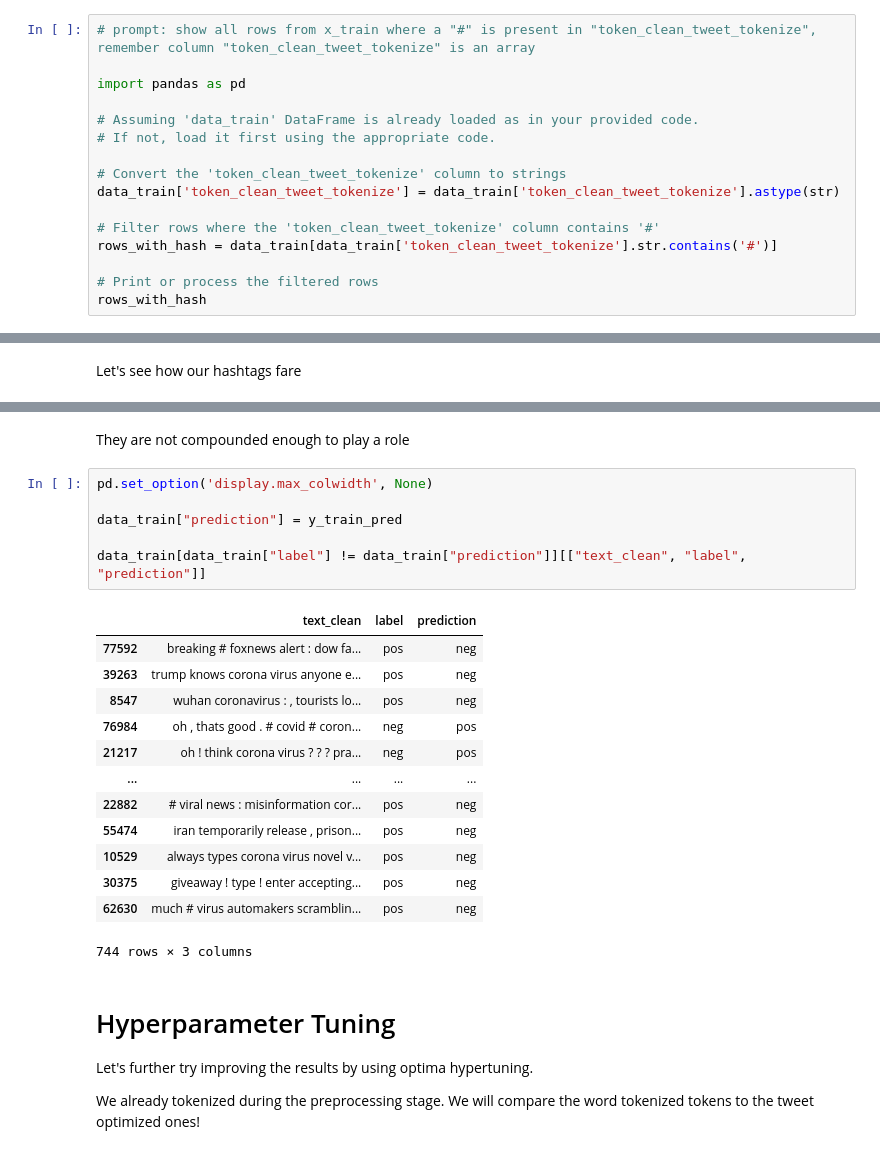
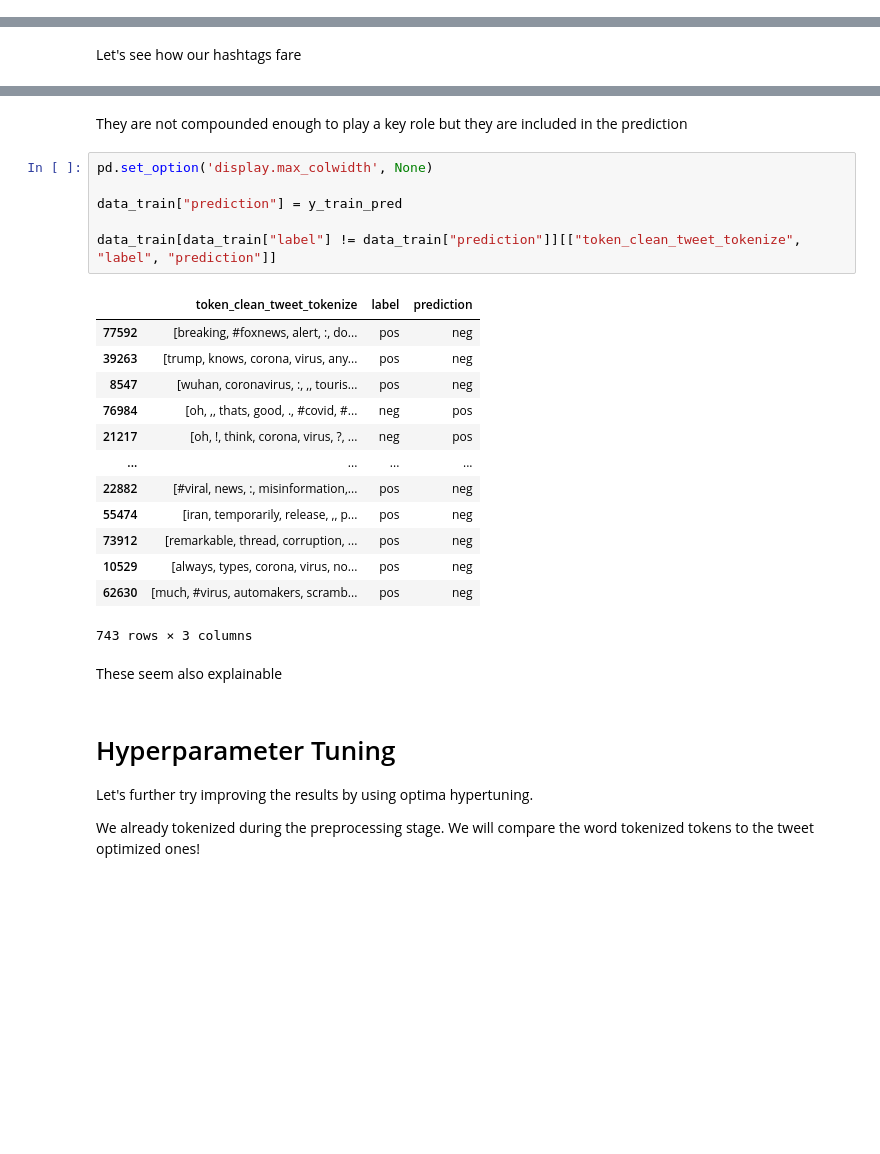
Before and after one commit to miam-bonbon/assignment-adv-nlp, a Jupyter notebook: adv_nlp_assignment_mh_03_baseline_model.ipynb, the cells around one changed output, grey strips where cells are left out. Cells and saved outputs as stored; diff of their text form; blank space fills up the shorter version.

Commit message:
clean up before hypertuning

```diff
--- a/adv_nlp_assignment_mh_03_baseline_model.ipynb
+++ b/adv_nlp_assignment_mh_03_baseline_model.ipynb
@@ -263,16 +246,0 @@ Name: token_clean_tweet_tokenize, dtype: object
-# %%
-# prompt: show all rows from x_train where a "#" is present in "token_clean_tweet_tokenize", remember column "token_clean_tweet_tokenize" is an array
-
-import pandas as pd
-
-# Assuming 'data_train' DataFrame is already loaded as in your provided code.
-# If not, load it first using the appropriate code.
-
-# Convert the 'token_clean_tweet_tokenize' column to strings
-data_train['token_clean_tweet_tokenize'] = data_train['token_clean_tweet_tokenize'].astype(str)
-
-# Filter rows where the 'token_clean_tweet_tokenize' column contains '#'
-rows_with_hash = data_train[data_train['token_clean_tweet_tokenize'].str.contains('#')]
-
-# Print or process the filtered rows
-rows_with_hash
@@ -408,25 +374,27 @@ plt.show()
 # %% [markdown]
-They are not compounded enough to play a role
+They are not compounded enough to play a key role but they are included in the prediction
 # %%
 pd.set_option('display.max_colwidth', None)
 
 data_train["prediction"] = y_train_pred
 
-data_train[data_train["label"] != data_train["prediction"]][["text_clean", "label", "prediction"]]
+data_train[data_train["label"] != data_train["prediction"]][["token_clean_tweet_tokenize", "label", "prediction"]]
 # %% [output]
-|  | text_clean | label | prediction |
-| 77592 | breaking # foxnews alert : dow fa... | pos | neg |
-| 39263 | trump knows corona virus anyone e... | pos | neg |
-| 8547 | wuhan coronavirus : , tourists lo... | pos | neg |
-| 76984 | oh , thats good . # covid # coron... | neg | pos |
-| 21217 | oh ! think corona virus ? ? ? pra... | neg | pos |
+|  | token_clean_tweet_tokenize | label | prediction |
+| 77592 | [breaking, #foxnews, alert, :, do... | pos | neg |
+| 39263 | [trump, knows, corona, virus, any... | pos | neg |
+| 8547 | [wuhan, coronavirus, :, ,, touris... | pos | neg |
+| 76984 | [oh, ,, thats, good, ., #covid, #... | neg | pos |
+| 21217 | [oh, !, think, corona, virus, ?, ... | neg | pos |
 | ... | ... | ... | ... |
-| 22882 | # viral news : misinformation cor... | pos | neg |
-| 55474 | iran temporarily release , prison... | pos | neg |
-| 10529 | always types corona virus novel v... | pos | neg |
-| 30375 | giveaway ! type ! enter accepting... | pos | neg |
-| 62630 | much # virus automakers scramblin... | pos | neg |
+| 22882 | [#viral, news, :, misinformation,... | pos | neg |
+| 55474 | [iran, temporarily, release, ,, p... | pos | neg |
+| 73912 | [remarkable, thread, corruption, ... | pos | neg |
+| 10529 | [always, types, corona, virus, no... | pos | neg |
+| 62630 | [much, #virus, automakers, scramb... | pos | neg |
-744 rows × 3 columns
+743 rows × 3 columns
+# %% [markdown]
+These seem also explainable
 # %% [markdown]
 # Hyperparameter Tuning
 
```
Also changed, not shown: parts of 12 cells of this notebook.
